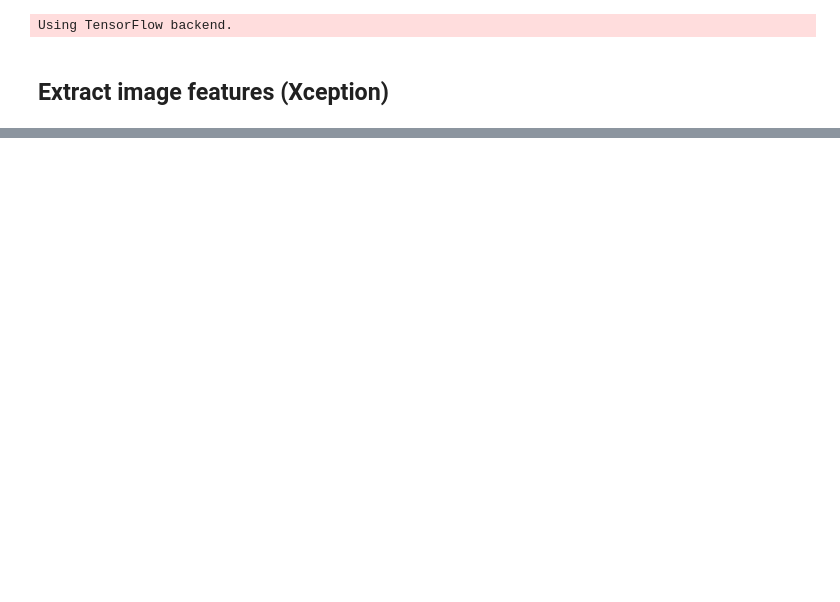
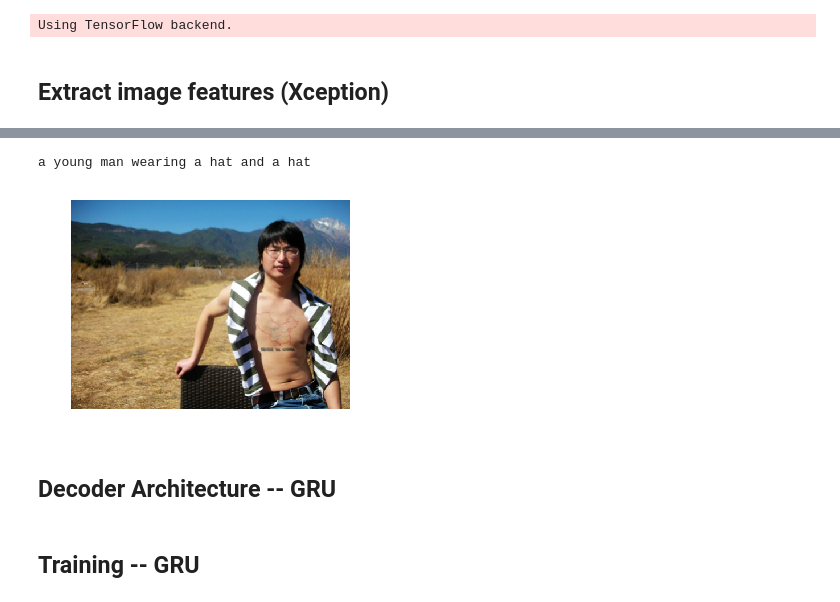
Before and after one commit to allenlsj/spdl18, a Jupyter notebook: Xception/Xception.ipynb, the cells around one changed output, grey strips where cells are left out. Saved outputs shown, nothing was run; the diff lists cells and outputs as text; code cells hidden in the pictures; blank space fills up the shorter version.

```diff
--- a/Xception/Xception.ipynb
+++ b/Xception/Xception.ipynb
@@ -76,0 +84,4 @@ list(filter(lambda x: x.endswith("_sample.zip"), os.listdir(".")))
+# %%
+# split sentence into tokens (split into lowercased words)
+def split_sentence(sentence):
+    return list(filter(lambda x: len(x) > 0, re.split('\W+', sentence.lower())))
@@ -76,0 +208,15 @@ list(filter(lambda x: x.endswith("_sample.zip"), os.listdir(".")))
+# %%
+train_captions_indexed = np.array(train_captions_indexed)
+val_captions_indexed = np.array(val_captions_indexed)
+# %%
+# generate batch via random sampling of images and captions
+def generate_batch(images_embeddings, indexed_captions, batch_size, max_len=None):
+    batch_index = np.random.choice(range(len(images_embeddings)), batch_size, replace= False)
+    batch_image_embeddings = images_embeddings[batch_index]
+
+    batch_captions = [caption[np.random.randint(5)] for caption in indexed_captions[batch_index]]
+    batch_captions_matrix = batch_captions_to_matrix(batch_captions, pad_idx, max_len= max_len)
+
+    return {decoder.img_embeds: batch_image_embeddings,
+            decoder.sentences: batch_captions_matrix}
+    #return batch_image_embeddings, batch_captions_matrix
@@ -76,0 +360,11 @@ list(filter(lambda x: x.endswith("_sample.zip"), os.listdir(".")))
+# %%
+download_utils.download_file(
+    "http://s3.sinaimg.cn/bmiddle/6e91fe21tx6BvL0fl6Oe2&690",
+    "lizhi.jpg"
+)
+apply_model_to_image_raw_bytes(open("lizhi.jpg", "rb").read())
+# %% [output]
+a young man wearing a hat and a hat
+[figure, added]
+# %% [markdown]
+## Decoder Architecture -- GRU
@@ -76,0 +432,2 @@ list(filter(lambda x: x.endswith("_sample.zip"), os.listdir(".")))
+# %% [markdown]
+## Training -- GRU
```
Also changed, not shown: parts of 45 cells of this notebook.
